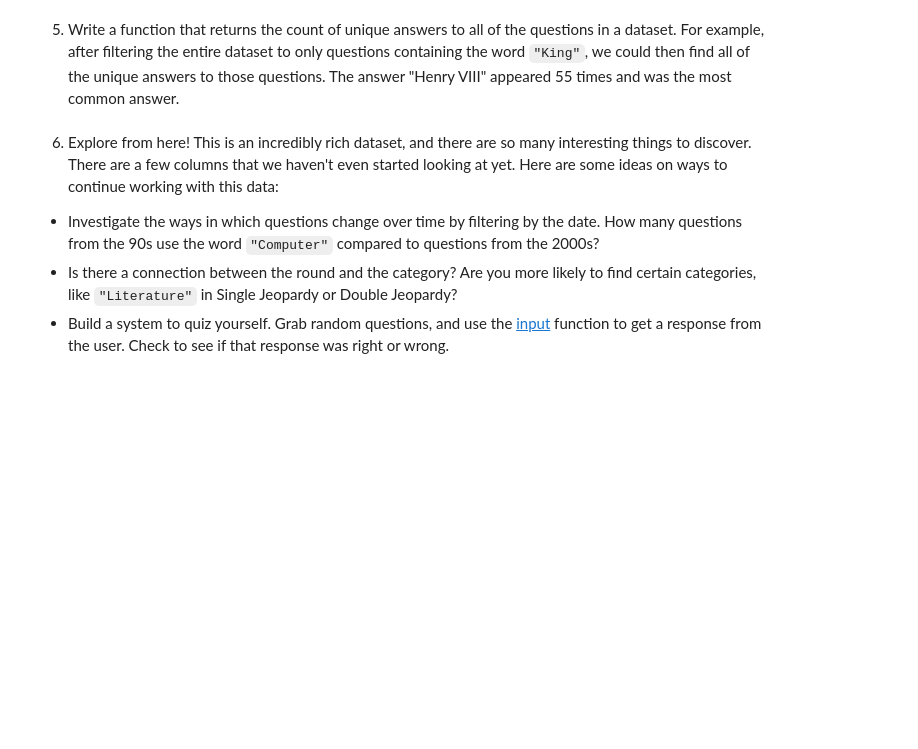
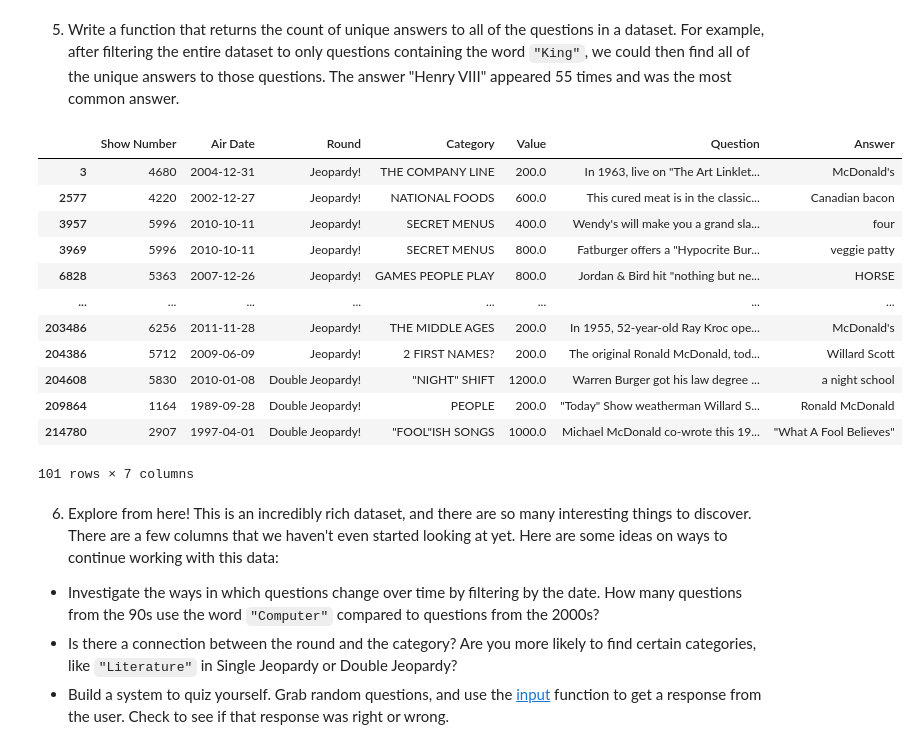
Before and after one commit to majorgilles/code_cademy_nlp, a Jupyter notebook: this_is_jeopardy/This is Jeopardy.ipynb, the cells around one changed output. Saved outputs shown, nothing was run; the diff lists cells and outputs as text; code cells hidden in the pictures; blank space fills up the shorter version.

```diff
--- a/this_is_jeopardy/This is Jeopardy.ipynb
+++ b/this_is_jeopardy/This is Jeopardy.ipynb
@@ -71,3 +84,15 @@ filter_dataset(["Yuma County"], df)
    Now that you can filter the dataset of question, use your new column that contains the float values of each question to find the "difficulty" of certain topics. For example, what is the average value of questions that contain the word `"King"`?
 
    Make sure to use the dataset that contains the float values as the dataset you use in your filtering function.
+# %%
+def _transform_string_value_to_float(val: str) -> float:
+    if val == "":
+        return 0
+
+    if val and val[0] == "$":
+        return float(val[1:].replace(",", "_"))
+    return None
+
+
+df["Value"] = df.Value.apply(_transform_string_value_to_float)
+df.head()
@@ -74,5 +106,26 @@ filter_dataset(["Yuma County"], df)
 # %% [markdown]
 5. Write a function that returns the count of unique answers to all of the questions in a dataset. For example, after filtering the entire dataset to only questions containing the word `"King"`, we could then find all of the unique answers to those questions. The answer "Henry VIII" appeared 55 times and was the most common answer.
+# %%
+def _count_unique_answers(df: pd.DataFrame) -> int:
+    return df.Answer.nunique()
+
+
+_count_unique_answers(filter_dataset(["McDonald", "Burger"], df))
+filter_dataset(["McDonald", "burger"], df)
+# %% [output]
+|  | Show Number | Air Date | Round | Category | Value | Question | Answer |
+| 3 | 4680 | 2004-12-31 | Jeopardy! | THE COMPANY LINE | 200.0 | In 1963, live on "The Art Linklet... | McDonald's |
+| 2577 | 4220 | 2002-12-27 | Jeopardy! | NATIONAL FOODS | 600.0 | This cured meat is in the classic... | Canadian bacon |
+| 3957 | 5996 | 2010-10-11 | Jeopardy! | SECRET MENUS | 400.0 | Wendy's will make you a grand sla... | four |
+| 3969 | 5996 | 2010-10-11 | Jeopardy! | SECRET MENUS | 800.0 | Fatburger offers a "Hypocrite Bur... | veggie patty |
+| 6828 | 5363 | 2007-12-26 | Jeopardy! | GAMES PEOPLE PLAY | 800.0 | Jordan & Bird hit "nothing but ne... | HORSE |
+| ... | ... | ... | ... | ... | ... | ... | ... |
+| 203486 | 6256 | 2011-11-28 | Jeopardy! | THE MIDDLE AGES | 200.0 | In 1955, 52-year-old Ray Kroc ope... | McDonald's |
+| 204386 | 5712 | 2009-06-09 | Jeopardy! | 2 FIRST NAMES? | 200.0 | The original Ronald McDonald, tod... | Willard Scott |
+| 204608 | 5830 | 2010-01-08 | Double Jeopardy! | "NIGHT" SHIFT | 1200.0 | Warren Burger got his law degree ... | a night school |
+| 209864 | 1164 | 1989-09-28 | Double Jeopardy! | PEOPLE | 200.0 | "Today" Show weatherman Willard S... | Ronald McDonald |
+| 214780 | 2907 | 1997-04-01 | Double Jeopardy! | "FOOL"ISH SONGS | 1000.0 | Michael McDonald co-wrote this 19... | "What A Fool Believes" |
+101 rows × 7 columns
 # %% [markdown]
 6. Explore from here! This is an incredibly rich dataset, and there are so many interesting things to discover. There are a few columns that we haven't even started looking at yet. Here are some ideas on ways to continue working with this data:
 
```
Also changed, not shown: parts of 4 cells of this notebook, 2 other files.
